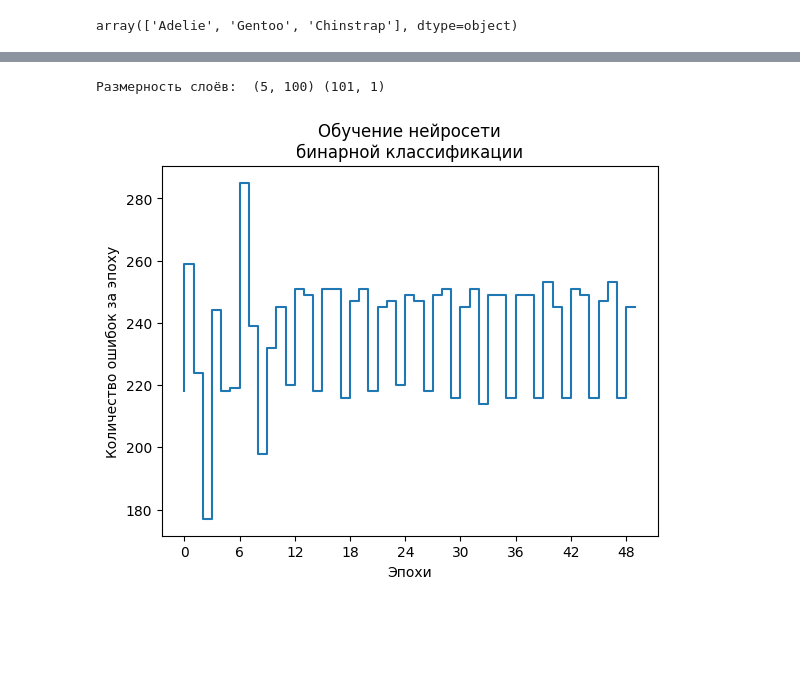
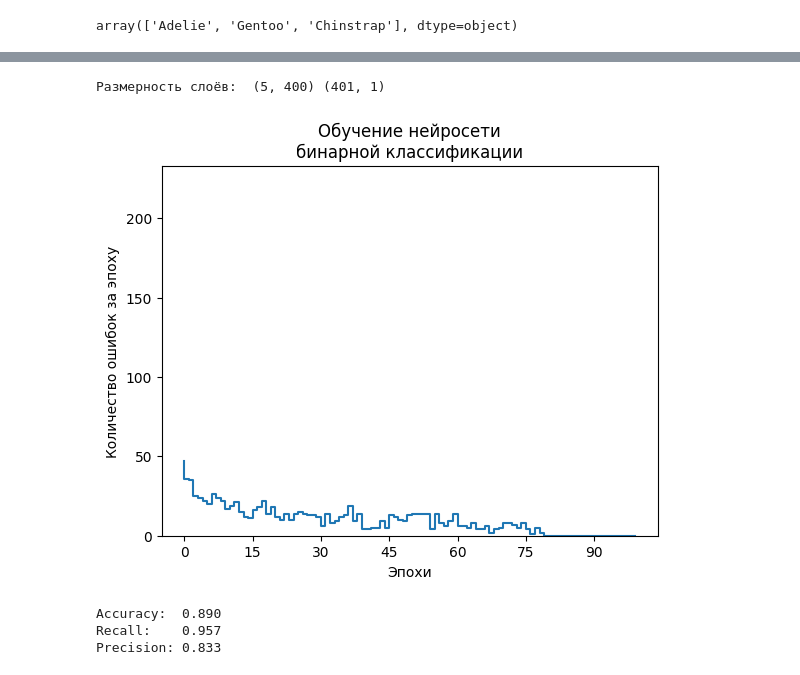
Before and after one commit to J0hnLenin/DL, a Jupyter notebook: DL3.ipynb, the cells around one changed output, grey strips where cells are left out. Cells and saved outputs as stored; diff of their text form; code cells hidden in the pictures; blank space fills up the shorter version.

```diff
--- a/DL3.ipynb
+++ b/DL3.ipynb
@@ -105,7 +106,11 @@ class Perceptron:
                activations: List[Callable],
                eta:Union[int, float] = 1,
                n_epochs: int = 100,
-               random_weights=None):
+               random_weights=None,
+               random_state=None):
+    np.random.seed(random_state)
+    random.seed(random_state)
+
     self.layers = []
     self.epochs = n_epochs
     self.eta = eta
@@ -119,7 +124,7 @@ class Perceptron:
       return np.maximum(0, x)
   @staticmethod
   def step(x):
-      return x >= 0
+      return int(x >= 0)
 
   @staticmethod
   def shuffle(X, y):
@@ -226,3 +231,9 @@ array(['Adelie', 'Gentoo', 'Chinstrap'], dtype=object)
 numeric_features = ['bill_length_mm', 'bill_depth_mm', 'body_mass_g', 'flipper_length_mm']
 X = df[numeric_features + ['sex']]
 X.loc[:, 'sex'] = (X.sex == 'male')
+y = X[['sex']].to_numpy().reshape(1, -1)[0] * 1
+X = X[numeric_features].to_numpy()
+
+X = StandardScaler().fit_transform(X)
+X_train, X_test, y_train, y_test = train_test_split(X, y, test_size=0.3, random_state=19)
+y_train
@@ -237,12 +252,27 @@ errors = MLP.train(X_train, y_train , logging=False, activation=Perceptron.step,
 # %%
+no_f = lambda x: x
+MLP = Perceptron([400], [Perceptron.step], n_epochs=100, random_state=13)
+errors = MLP.train(X_train, y_train, logging=False, activation=Perceptron.step, random_weights=[-100, 100])
+
 ax = plt.figure().gca()
 ax.xaxis.set_major_locator(MaxNLocator(integer=True))
+
 plt.step([i for i in range(len(errors))], errors)
-
+plt.ylim((0, X_train.shape[0]))
 plt.xlabel("Эпохи")
 plt.ylabel("Количество ошибок за эпоху")
 plt.title("Обучение нейросети\nбинарной классификации")
 print("Размерность слоёв: ", *[i.size for i in  MLP.layers])
 # %% [output]
-Размерность слоёв:  (5, 100) (101, 1)
+Размерность слоёв:  (5, 400) (401, 1)
-[figure, old version]
+[figure, new version]
+# %%
+y_test = list(map(int, y_test))
+y_test_pred = list(map(int, MLP.predict(X_test)))
+print(f'Accuracy:  {acc(y_test, y_test_pred):.03f}')
+print(f'Recall:    {rec(y_test, y_test_pred):.03f}')
+print(f'Precision: {pre(y_test, y_test_pred):.03f}')
+# %% [output]
+Accuracy:  0.890
+Recall:    0.957
+Precision: 0.833
```
Also changed, not shown: parts of 5 cells of this notebook, 1 other file.
